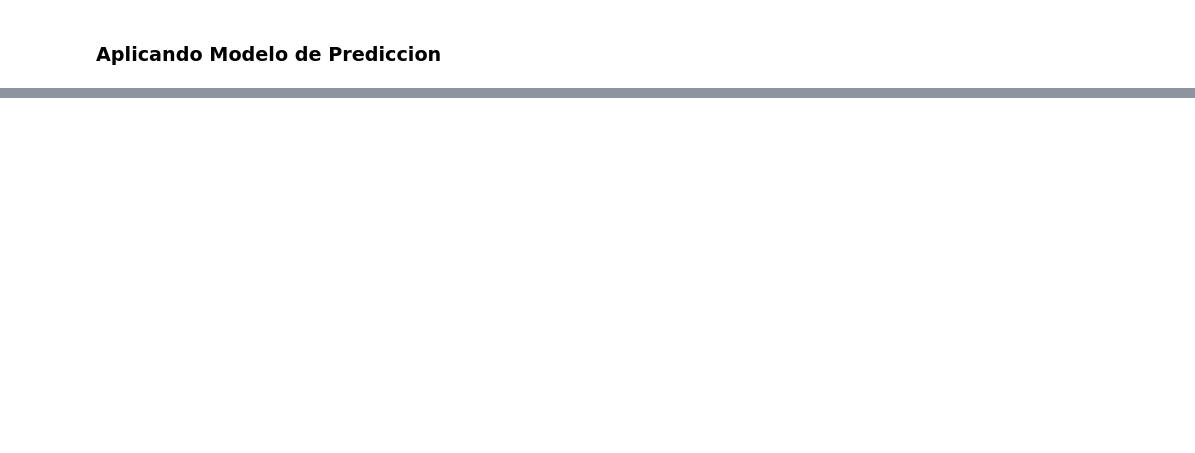
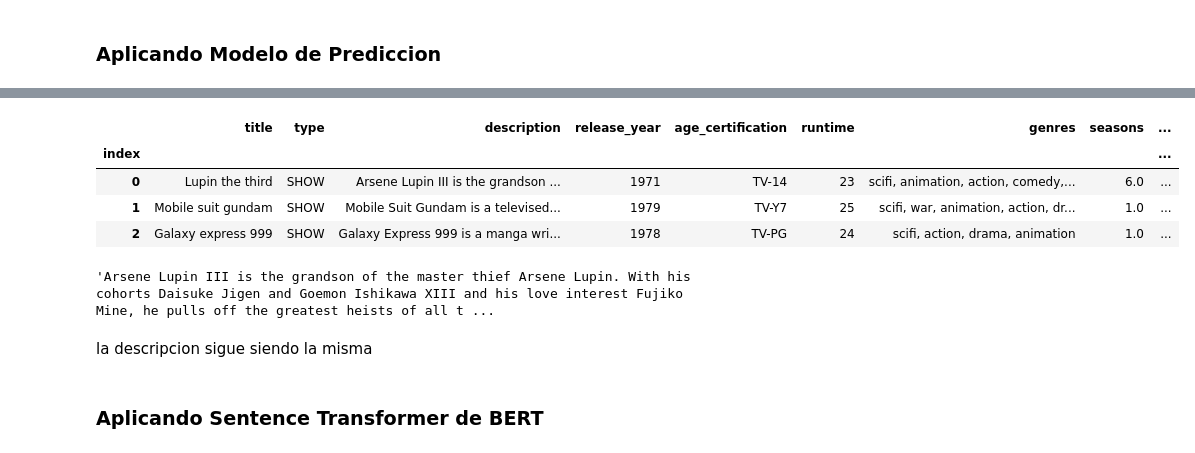
Before and after one commit to Eva02Daruma/presentacion-de-IA, a Jupyter notebook: main.ipynb, the cells around one changed output, grey strips where cells are left out. Cells and saved outputs as stored; diff of their text form; code cells hidden in the pictures; blank space fills up the shorter version.

```diff
--- a/main.ipynb
+++ b/main.ipynb
@@ -617,0 +641,16 @@ model = tree.DecisionTreeClassifier()
+# %%
+titulos.head(3)
+# %% [output]
+|  | title | type | description | release_year | age_certification | runtime | genres | seasons | ... |
+| index |  |  |  |  |  |  |  |  | ... |
+| 0 | Lupin the third | SHOW | Arsene Lupin III is the grandson ... | 1971 | TV-14 | 23 | scifi, animation, action, comedy,... | 6.0 | ... |
+| 1 | Mobile suit gundam | SHOW | Mobile Suit Gundam is a televised... | 1979 | TV-Y7 | 25 | scifi, war, animation, action, dr... | 1.0 | ... |
+| 2 | Galaxy express 999 | SHOW | Galaxy Express 999 is a manga wri... | 1978 | TV-PG | 24 | scifi, action, drama, animation | 1.0 | ... |
+# %%
+titulos.iloc[0,2]
+# %% [output]
+'Arsene Lupin III is the grandson of the master thief Arsene Lupin. With his cohorts Daisuke Jigen and Goemon Ishikawa XIII and his love interest Fujiko Mine, he pulls off the greatest heists of all t ...
+# %% [markdown]
+la descripcion sigue siendo la misma
+# %% [markdown]
+### Aplicando Sentence Transformer de BERT
```
Also changed, not shown: parts of 26 cells of this notebook.
